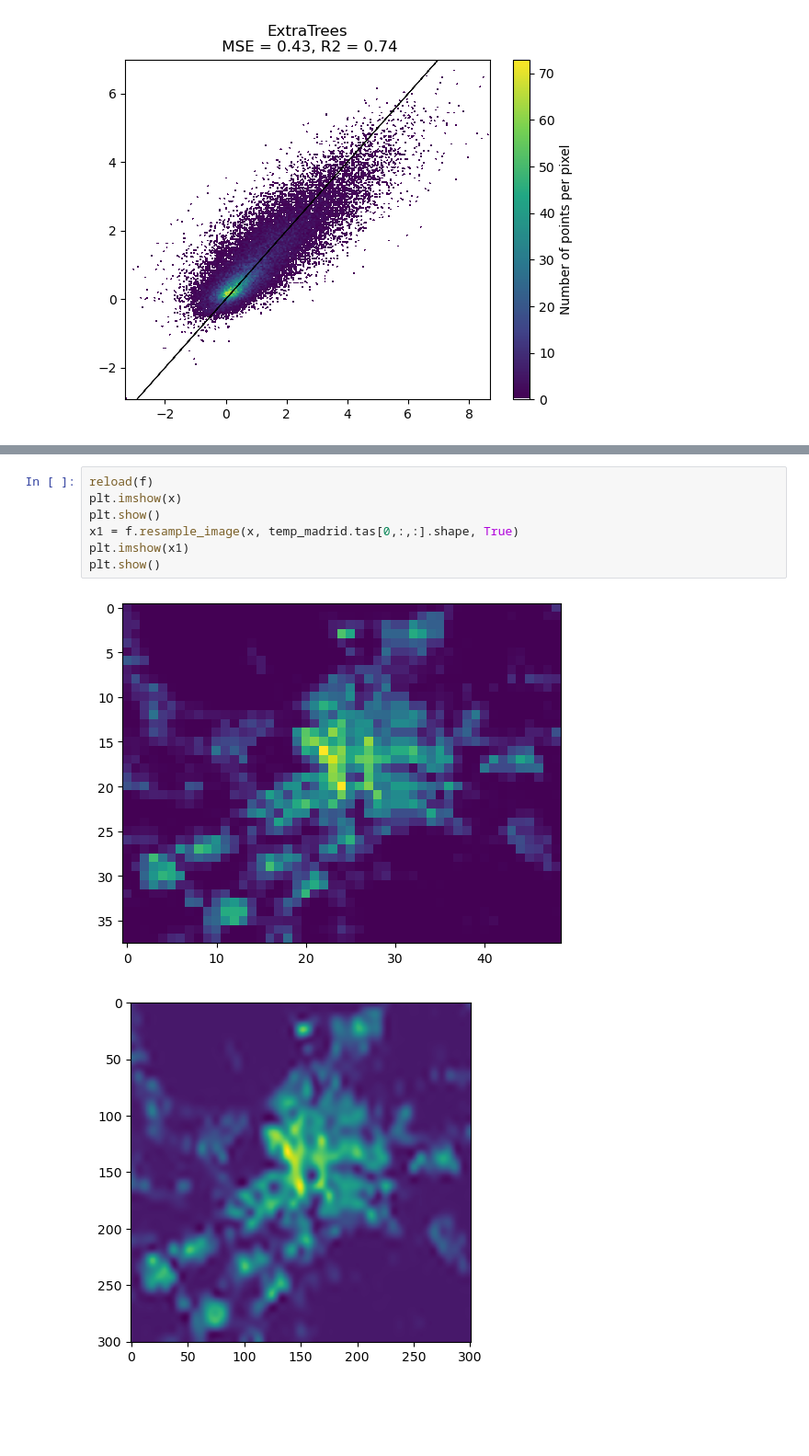
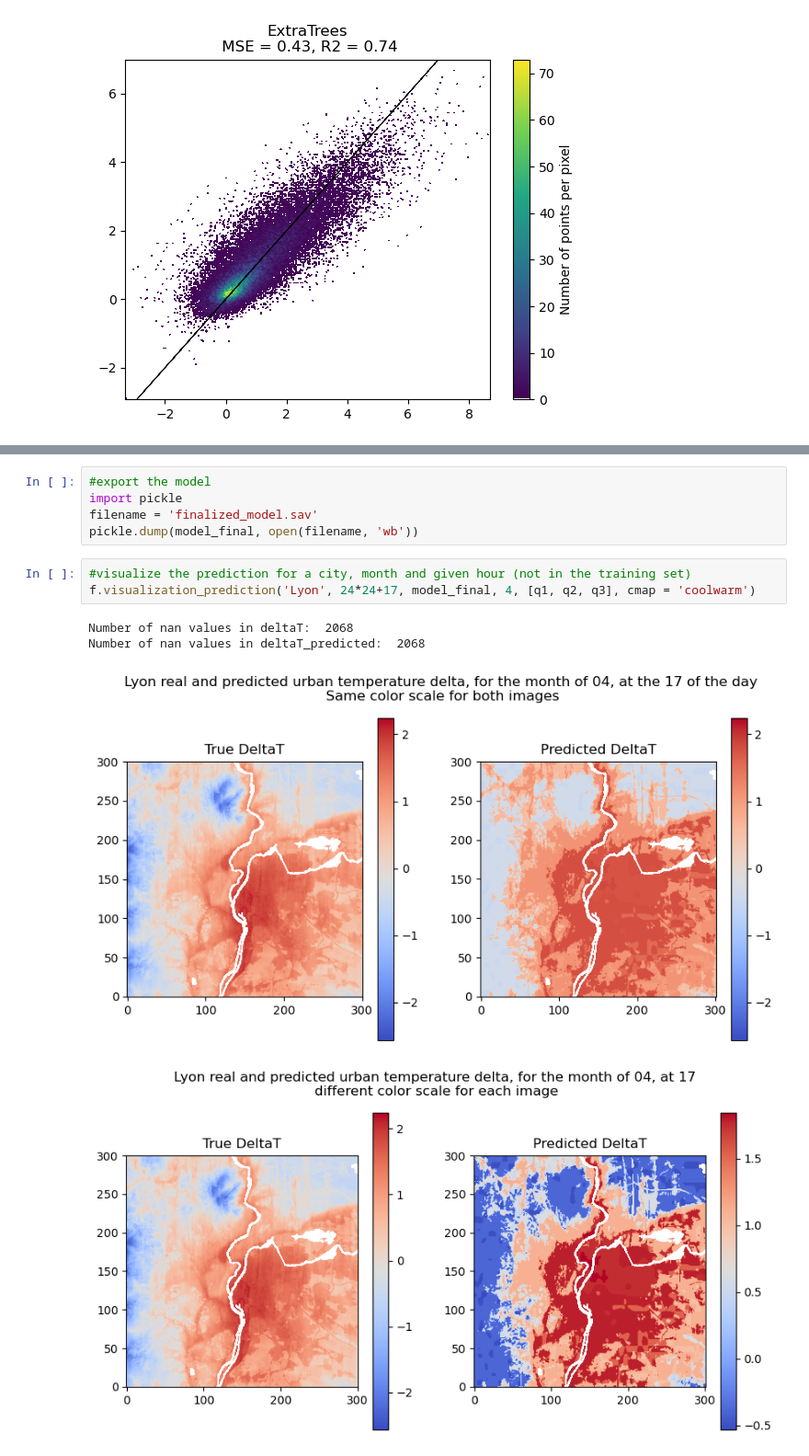
Before and after one commit to christopherogerepfl/UHI_prediction, a Jupyter notebook: task1.ipynb, the cells around one changed output, grey strips where cells are left out. Shown at 92% size. Saved outputs shown, nothing was run; the diff lists cells and outputs as text; blank space fills up the shorter version.

Commit message:
update model_final

```diff
--- a/task1.ipynb
+++ b/task1.ipynb
@@ -440,10 +376,13 @@ Number of nan values in deltaT_predicted:  15215
-# %%
-reload(f)
-plt.imshow(x)
-plt.show()
-x1 = f.resample_image(x, temp_madrid.tas[0,:,:].shape, True)
-plt.imshow(x1)
-plt.show()
-# %% [output]
-[figure, removed]
-[figure, removed]
+# %%
+#export the model
+import pickle
+filename = 'finalized_model.sav'
+pickle.dump(model_final, open(filename, 'wb'))
+# %%
+#visualize the prediction for a city, month and given hour (not in the training set)
+f.visualization_prediction('Lyon', 24*24+17, model_final, 4, [q1, q2, q3], cmap = 'coolwarm')
+# %% [output]
+Number of nan values in deltaT:  2068
+Number of nan values in deltaT_predicted:  2068
+[figure, added]
+[figure, added]
```
Also changed, not shown: parts of 12 cells of this notebook, 2 other files.
